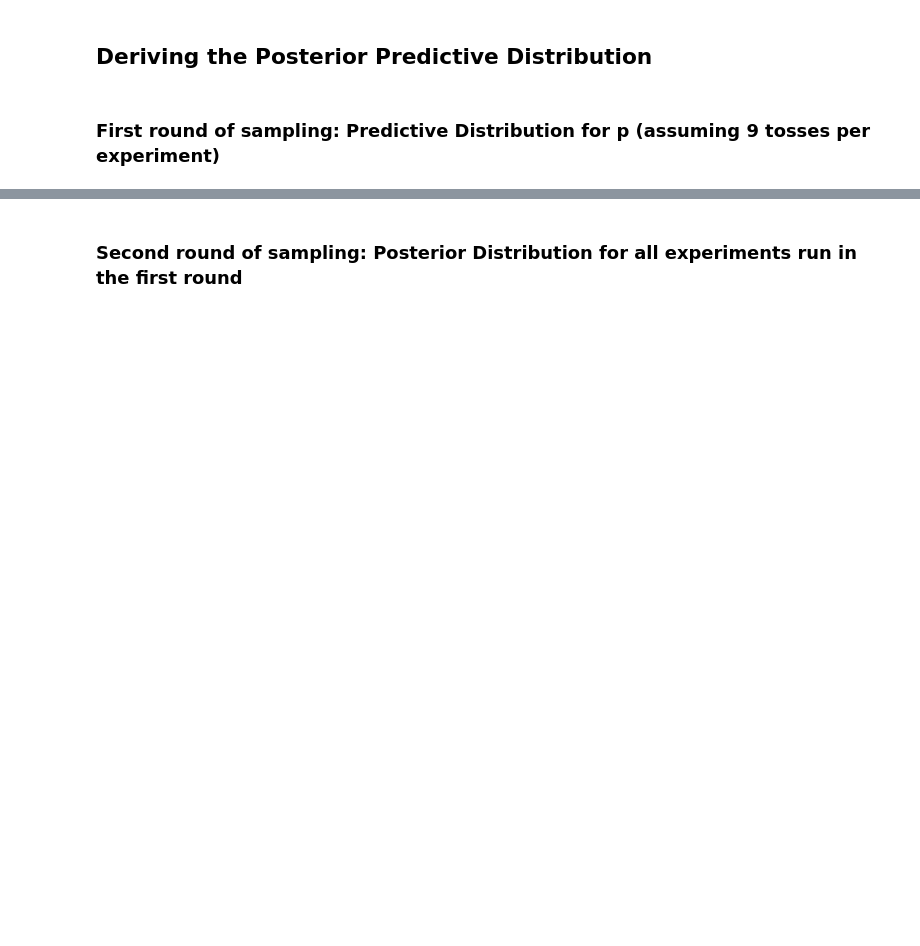
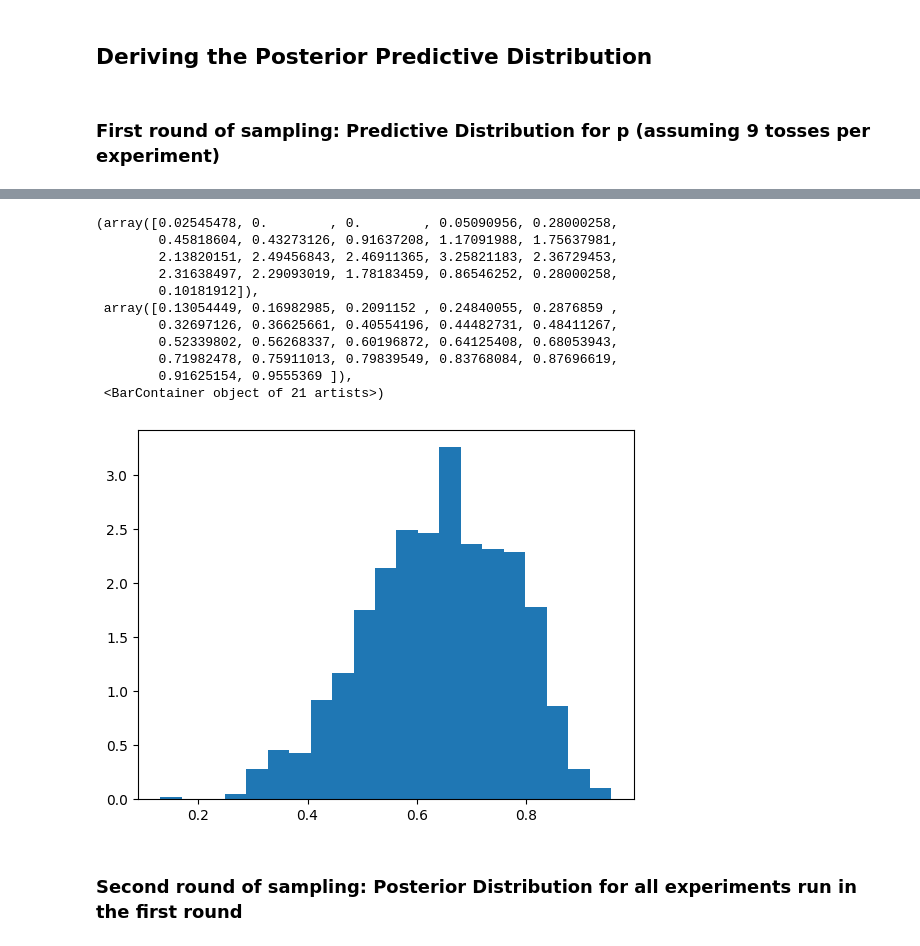
Before and after one commit to statistactics/stats-redo, a Jupyter notebook: Practice Exercises/Ex1_Garden of Forks.ipynb, the cells around one changed output, grey strips where cells are left out. Drawn from its saved outputs; the diff is of its cells as text; code cells hidden in the pictures; blank space fills up the shorter version.

```diff
--- a/Practice Exercises/Ex1_Garden of Forks.ipynb
+++ b/Practice Exercises/Ex1_Garden of Forks.ipynb
@@ -307,3 +342,22 @@ experiment_res[0:10]
+# %%
+# Visualize cumulative results of all experiments
+
+fig, ax = plt.subplots (1,1)
+
+ax.hist(beta.rvs(a = 6+1, b = 3+1, size = 1000), density = True, bins = "auto")
+# %% [output]
+(array([0.02545478, 0.        , 0.        , 0.05090956, 0.28000258,
+        0.45818604, 0.43273126, 0.91637208, 1.17091988, 1.75637981,
+        2.13820151, 2.49456843, 2.46911365, 3.25821183, 2.36729453,
+        2.31638497, 2.29093019, 1.78183459, 0.86546252, 0.28000258,
+        0.10181912]),
+ array([0.13054449, 0.16982985, 0.2091152 , 0.24840055, 0.2876859 ,
+        0.32697126, 0.36625661, 0.40554196, 0.44482731, 0.48411267,
+        0.52339802, 0.56268337, 0.60196872, 0.64125408, 0.68053943,
+        0.71982478, 0.75911013, 0.79839549, 0.83768084, 0.87696619,
+        0.91625154, 0.9555369 ]),
+ <BarContainer object of 21 artists>)
+[figure, added]
 # %%
 # Sample from all experiment outcomes?
 
```
Also changed, not shown: parts of 22 cells of this notebook, 2 other files.
